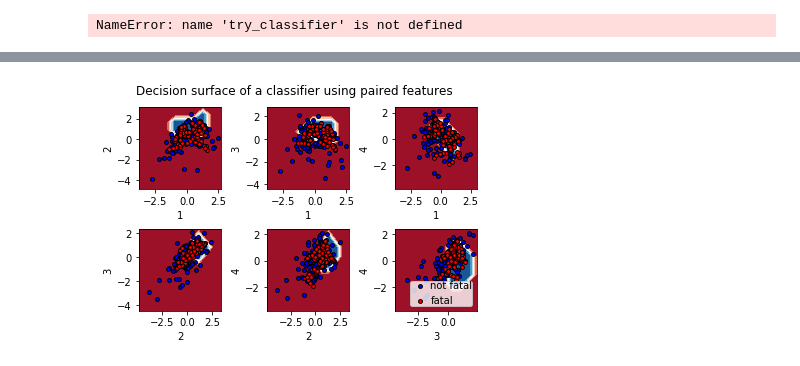
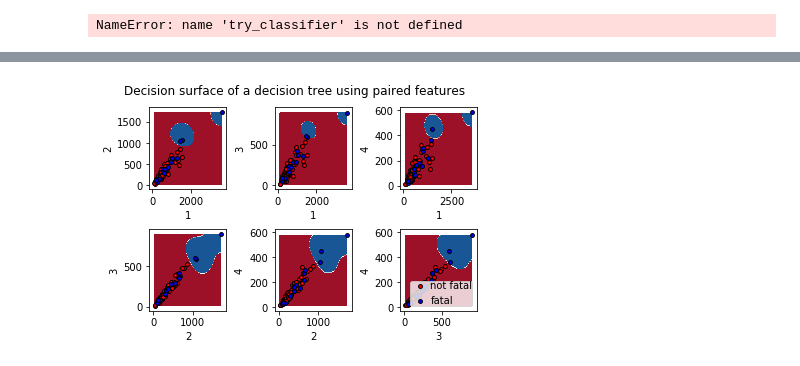
Before and after one commit to danielsoutar/CS4098, a Jupyter notebook: Modelling and Evaluation.ipynb, the cells around one changed output, grey strips where cells are left out. Saved outputs shown, nothing was run; the diff lists cells and outputs as text; code cells hidden in the pictures.

```diff
--- a/Modelling and Evaluation.ipynb
+++ b/Modelling and Evaluation.ipynb
@@ -522,8 +533,8 @@ plt.show()
 # %%
 # Run classifier with cross-validation and plot ROC curves
 cv = StratifiedKFold(n_splits=10)
-classifier = DecisionTreeClassifier()
-# classifier = svm.SVC(probability=True, C=100)
+# classifier = DecisionTreeClassifier()
+classifier = KNeighborsClassifier()
 
 tprs = []
 aucs = []
@@ -564,6 +575,6 @@ plt.ylim([-0.05, 1.05])
 plt.xlabel('False Positive Rate')
 plt.ylabel('True Positive Rate')
 plt.title('Receiver operating characteristic example')
-plt.legend(loc="lower right")
+# plt.legend(loc="lower right")
 plt.show()
 # %% [output]
@@ -864,54 +890,52 @@ features: ['1', '2', '3', '4', '5', '6', '7', '8', '9', '10', '11', '12', '13',
 # %%
-# Load iris data for comparison
-# iris = load_iris()
+n_classes = 2
+plot_colors = "rb"
+plot_step = 10
 
-# # Only take the first two classes
-# iris.data = iris.data[:100]
-# iris.target = iris.target[:100]
-# target_names = iris.target_names
+# Get my X and y - each sample is a histogram with a binary class label.
+X, y, features, _ = Loader.load_cluster_size_histograms_singular(m=115, upper=21, scaled=False)
 
-# features = iris.feature_names
+target_names = ["not fatal", "fatal"]
+
+features = [str(i+1) for i in range(X.shape[1])]
+features[-1] = features[-1] + '+'
+features = np.asarray(features)
 
 for pairidx, pair in enumerate([[0, 1], [0, 2], [0, 3],
-                                    [1, 2], [1, 3], [2, 3]]):
-    # We only take the two corresponding features
-    local_X = X_smote[:, pair]
-    local_y = y_smote
+                                [1, 2], [1, 3], [2, 3]]):
+    local_X = X[:, pair]
+    local_y = y
 
     # Train
-    clf = Pipeline(steps=[("classifier", svm.SVC(probability=True))])
+    clf = Pipeline(steps=[("scaling", StandardScaler()), ("classifier", svm.SVC(probability=True))])
     clf.fit(local_X, local_y)
 
     # Plot the decision boundary
     plt.subplot(2, 3, pairidx + 1)
 
     x_min, x_max = local_X[:, 0].min() - 1, local_X[:, 0].max() + 1
     y_min, y_max = local_X[:, 1].min() - 1, local_X[:, 1].max() + 1
-
-    x_step = (x_max - x_min) / 10
-    y_step = (y_max - y_min) / 10
-    plot_step = x_step if x_step < y_step else y_step
 
     xx, yy = np.meshgrid(np.arange(x_min, x_max, plot_step),
                          np.arange(y_min, y_max, plot_step))
     plt.tight_layout(h_pad=0.5, w_pad=0.5, pad=2.5)
 
     Z = clf.predict(np.c_[xx.ravel(), yy.ravel()])
     Z = Z.reshape(xx.shape)
     cs = plt.contourf(xx, yy, Z, cmap=plt.cm.RdBu)
 
     plt.xlabel(features[pair[0]])
     plt.ylabel(features[pair[1]])
 
     # Plot the training points
     for i, color in zip(range(n_classes), plot_colors):
         idx = np.where(local_y == i)
         plt.scatter(local_X[idx, 0], local_X[idx, 1], c=color, label=target_names[i],
                     cmap=plt.cm.RdBu, edgecolor='black', s=15)
 
-plt.suptitle("Decision surface of a classifier using paired features")
+plt.suptitle("Decision surface of a decision tree using paired features")
 plt.legend(loc='lower right', borderpad=0, handletextpad=0)
 plt.axis("tight")
 plt.show()
 # %% [output]
-[figure, old version]
+[figure, new version]
```
Also changed, not shown: parts of 21 cells of this notebook, 8 other files.
